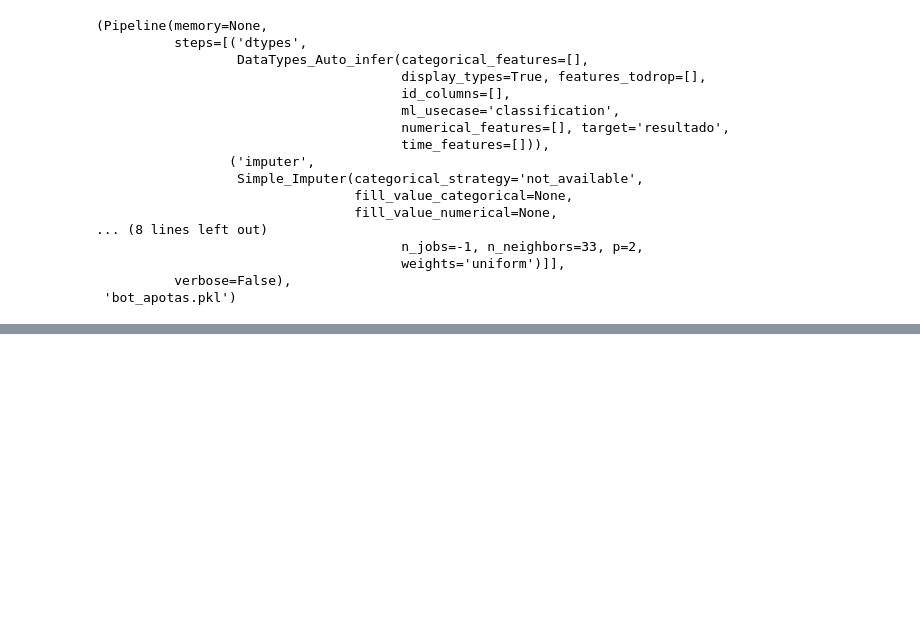
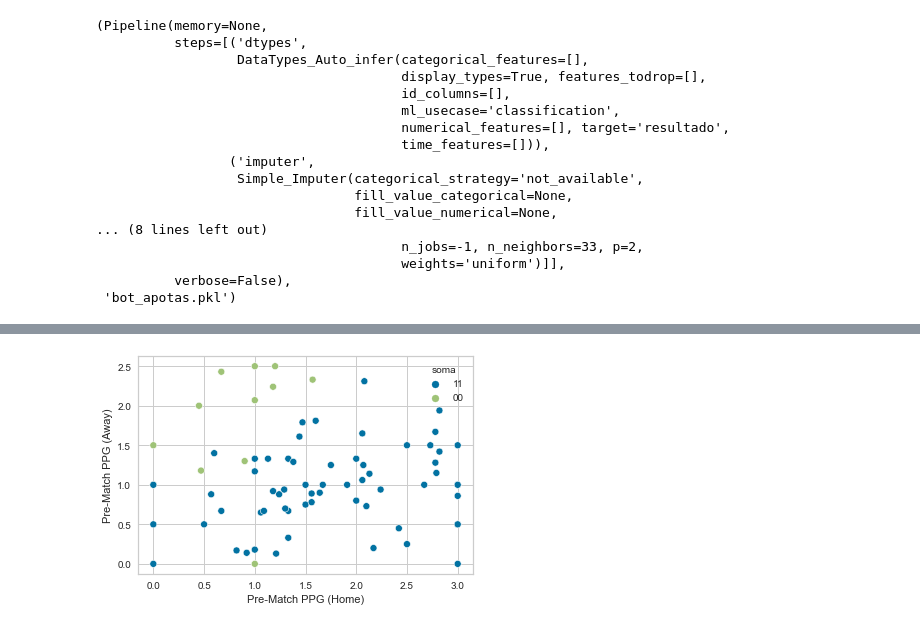
Before and after one commit to guilhermelt-22/final_project, a Jupyter notebook: criacao_de_modelo.ipynb, the cells around one changed output, grey strips where cells are left out. Cells and saved outputs as stored; diff of their text form; code cells hidden in the pictures; blank space fills up the shorter version.

```diff
--- a/criacao_de_modelo.ipynb
+++ b/criacao_de_modelo.ipynb
@@ -306,0 +311,3 @@ Transformation Pipeline and Model Successfully Saved
+# %%
+# dataframe de previsão
+previsao = predict_model(tuned_model)
@@ -306,0 +317,3 @@ Transformation Pipeline and Model Successfully Saved
+# %%
+# adição de uma string para separar os casos de erro
+previsao['soma'] = previsao['resultado'].astype('str') + previsao['Label'].astype('str')
@@ -306,0 +336,6 @@ Transformation Pipeline and Model Successfully Saved
+# %%
+# casos em que houve o acerto
+sns.scatterplot(data = previsao.query('resultado == Label'), x = 'Pre-Match PPG (Home)', y ='Pre-Match PPG (Away)',hue = 'soma')
+plt.savefig('previsao_correta.jpg')
+# %% [output]
+[figure, added]
```
Also changed, not shown: parts of 7 cells of this notebook, 5 other files.
